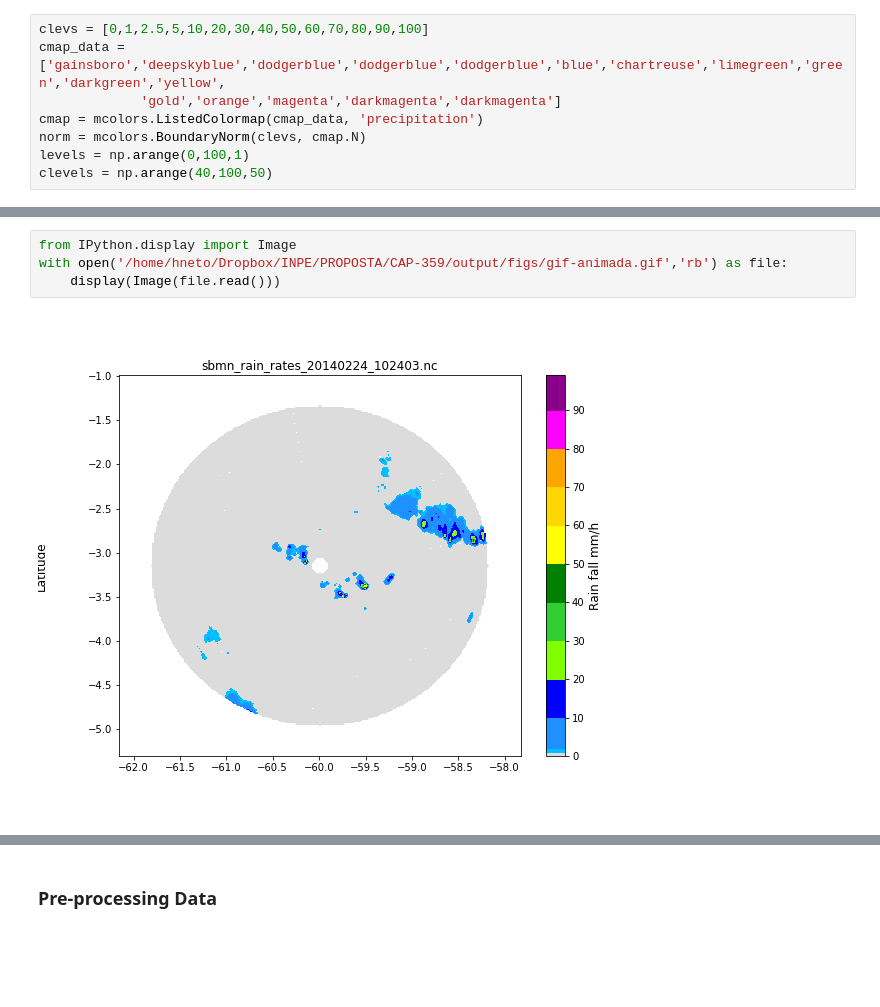
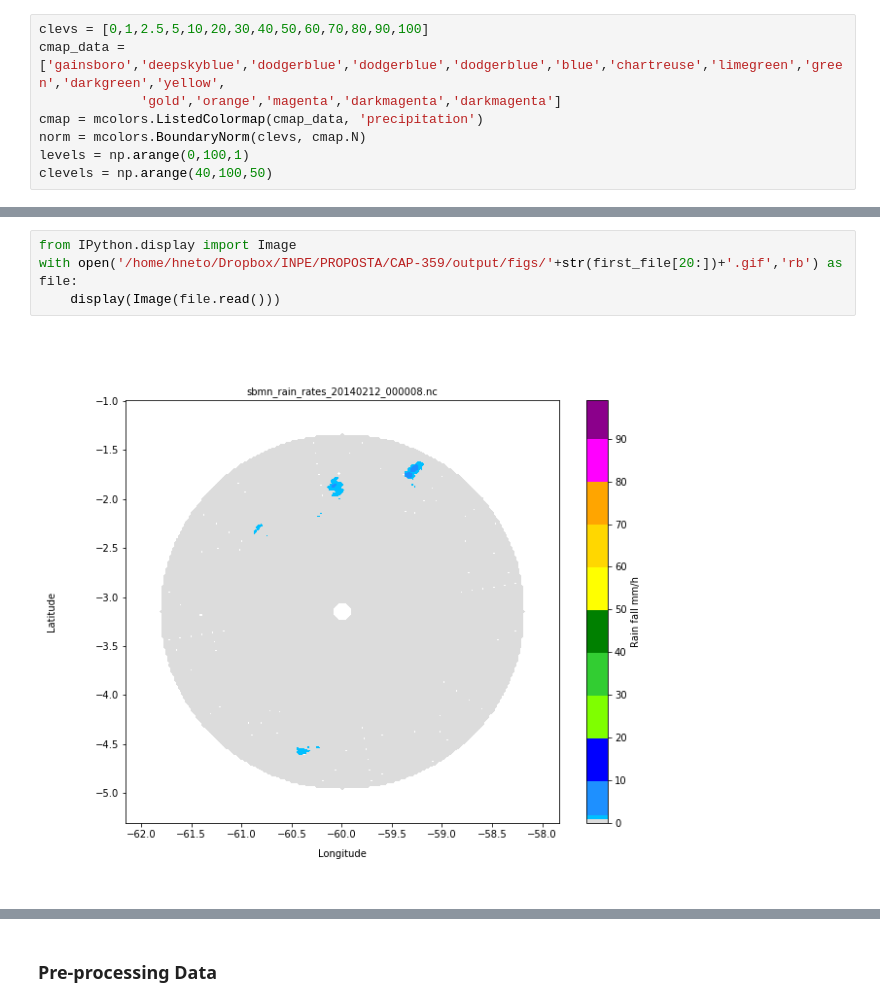
Before and after one commit to helvecioneto/CAP-359, a Jupyter notebook: 01-EDA.ipynb, the cells around one changed output, grey strips where cells are left out. Cells and saved outputs as stored; diff of their text form; blank space fills up the shorter version.

```diff
--- a/01-EDA.ipynb
+++ b/01-EDA.ipynb
@@ -133,6 +149,6 @@ for i in range(len(frames)):
 # %%
 from IPython.display import Image
-with open('/home/hneto/Dropbox/INPE/PROPOSTA/CAP-359/output/figs/gif-animada.gif','rb') as file:
+with open('/home/hneto/Dropbox/INPE/PROPOSTA/CAP-359/output/figs/'+str(first_file[20:])+'.gif','rb') as file:
     display(Image(file.read()))
 # %% [output]
-[figure, old version]
+[figure, new version]
```
Also changed, not shown: parts of 23 cells of this notebook.
